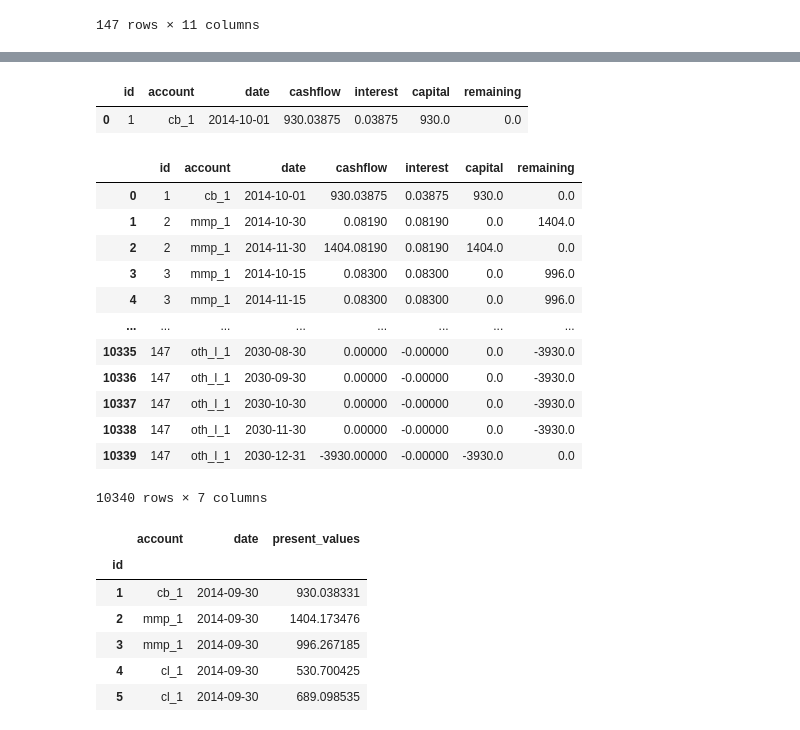
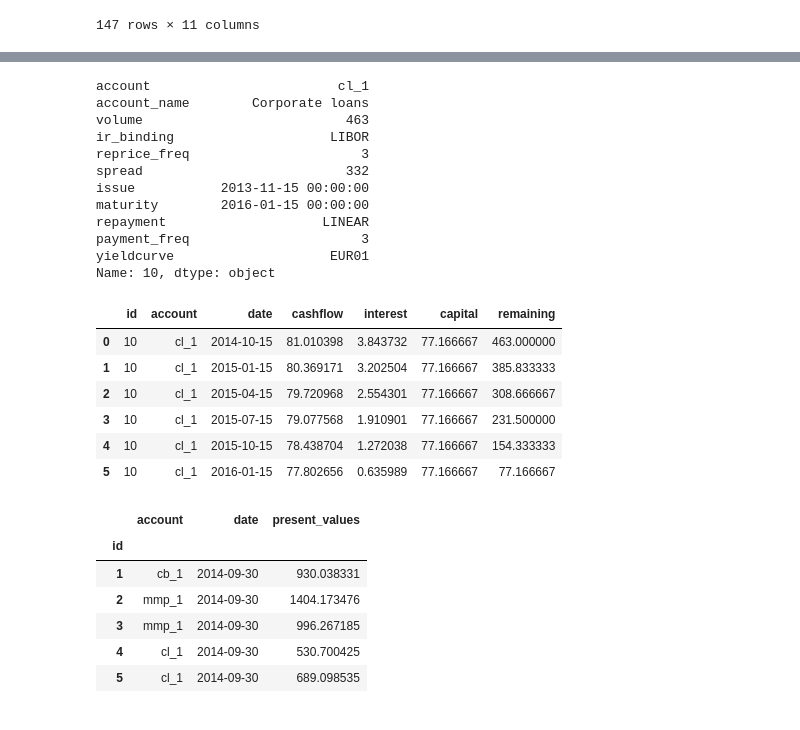
Before and after one commit to gsmyridis/ALM, a Jupyter notebook: exps.ipynb, the cells around one changed output, grey strips where cells are left out. Saved outputs shown, nothing was run; the diff lists cells and outputs as text; code cells hidden in the pictures.

```diff
--- a/exps.ipynb
+++ b/exps.ipynb
@@ -36,5 +49,5 @@ ann = cf.amortization_schedule(rate, maturity, volume, payment_type='ANNUITY')
 # %%
-plot = False
+plot = True
 EUR01 = YieldCurve(curve_type='EUR01', today=TODAY)
 EUR01.fit(market, plot=plot)
 date_list = utils.date_range('2016-01-01', '2035-01-01', 10)
@@ -48,23 +66,26 @@ floating_yields = EUR01.get_floating_yields(repayment_dates = date_list2, repric
 # %%
-cf.asset_cashflow(portfolio, market, 1, TODAY)
+display(portfolio.loc[10])
+cf.asset_cashflow(portfolio, market, 10, TODAY)
 # %% [output]
+account                        cl_1
+account_name        Corporate loans
+volume                          463
+ir_binding                    LIBOR
+reprice_freq                      3
+spread                          332
+issue           2013-11-15 00:00:00
+maturity        2016-01-15 00:00:00
+repayment                    LINEAR
+payment_freq                      3
+yieldcurve                    EUR01
+Name: 10, dtype: object
 |  | id | account | date | cashflow | interest | capital | remaining |
-| 0 | 1 | cb_1 | 2014-10-01 | 930.03875 | 0.03875 | 930.0 | 0.0 |
+| 0 | 10 | cl_1 | 2014-10-15 | 81.010398 | 3.843732 | 77.166667 | 463.000000 |
+| 1 | 10 | cl_1 | 2015-01-15 | 80.369171 | 3.202504 | 77.166667 | 385.833333 |
+| 2 | 10 | cl_1 | 2015-04-15 | 79.720968 | 2.554301 | 77.166667 | 308.666667 |
+| 3 | 10 | cl_1 | 2015-07-15 | 79.077568 | 1.910901 | 77.166667 | 231.500000 |
+| 4 | 10 | cl_1 | 2015-10-15 | 78.438704 | 1.272038 | 77.166667 | 154.333333 |
+| 5 | 10 | cl_1 | 2016-01-15 | 77.802656 | 0.635989 | 77.166667 | 77.166667 |
 # %%
 portfolio_cashflow = cf.portfolio_cashflow(portfolio, market, TODAY)
-portfolio_cashflow
-# %% [output]
-|  | id | account | date | cashflow | interest | capital | remaining |
-| 0 | 1 | cb_1 | 2014-10-01 | 930.03875 | 0.03875 | 930.0 | 0.0 |
-| 1 | 2 | mmp_1 | 2014-10-30 | 0.08190 | 0.08190 | 0.0 | 1404.0 |
-| 2 | 2 | mmp_1 | 2014-11-30 | 1404.08190 | 0.08190 | 1404.0 | 0.0 |
-| 3 | 3 | mmp_1 | 2014-10-15 | 0.08300 | 0.08300 | 0.0 | 996.0 |
-| 4 | 3 | mmp_1 | 2014-11-15 | 0.08300 | 0.08300 | 0.0 | 996.0 |
-| ... | ... | ... | ... | ... | ... | ... | ... |
-| 10335 | 147 | oth_l_1 | 2030-08-30 | 0.00000 | -0.00000 | 0.0 | -3930.0 |
-| 10336 | 147 | oth_l_1 | 2030-09-30 | 0.00000 | -0.00000 | 0.0 | -3930.0 |
-| 10337 | 147 | oth_l_1 | 2030-10-30 | 0.00000 | -0.00000 | 0.0 | -3930.0 |
-| 10338 | 147 | oth_l_1 | 2030-11-30 | 0.00000 | -0.00000 | 0.0 | -3930.0 |
-| 10339 | 147 | oth_l_1 | 2030-12-31 | -3930.00000 | -0.00000 | -3930.0 | 0.0 |
-10340 rows × 7 columns
 # %%
```
Also changed, not shown: parts of 7 cells of this notebook, 3 other files.
